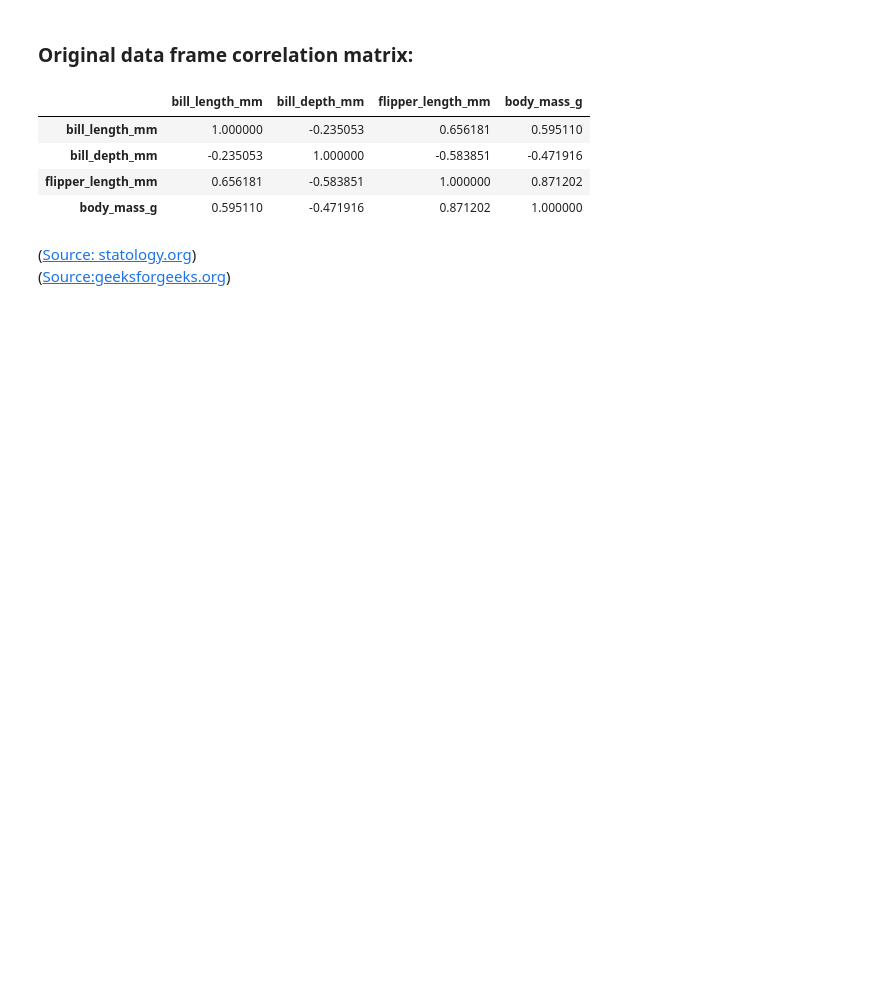
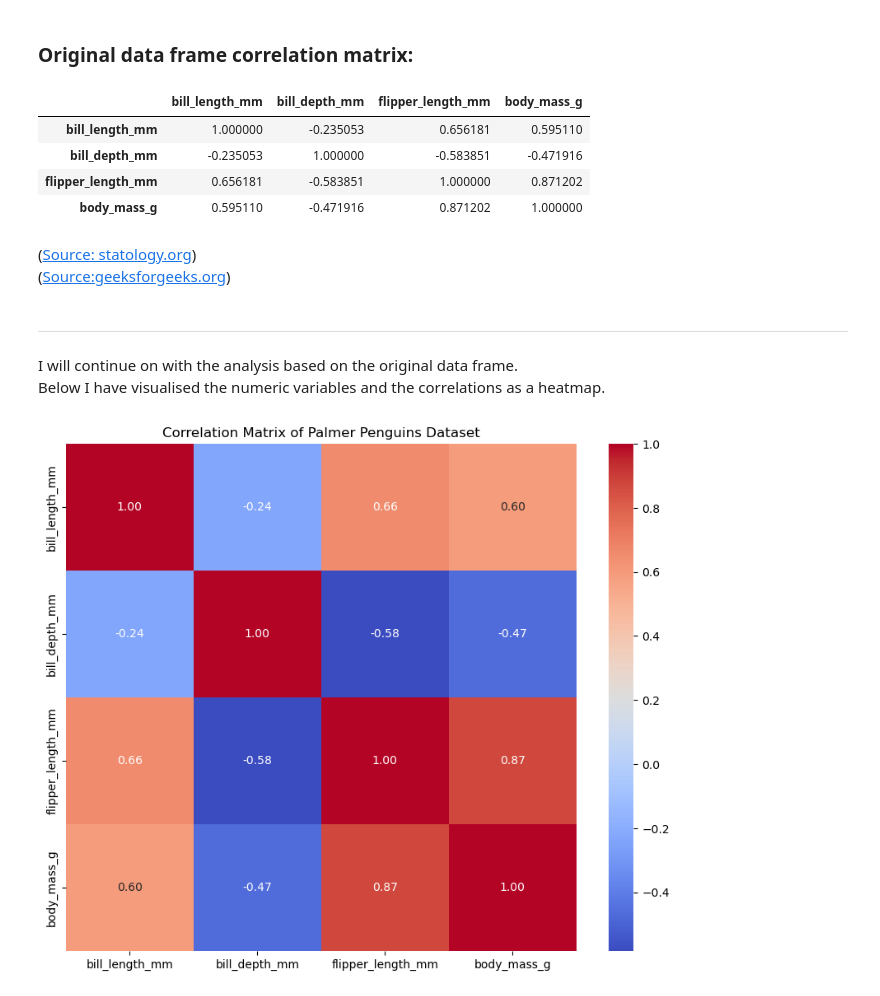
Before and after one commit to sarahembarry/poda-project, a Jupyter notebook: penguins.ipynb, the cells around one changed output. Drawn from its saved outputs; the diff is of its cells as text; code cells hidden in the pictures; blank space fills up the shorter version.

Commit message:
heatmap and scatter plot

```diff
--- a/penguins.ipynb
+++ b/penguins.ipynb
@@ -466,3 +468,16 @@ correlation_matrix = numeric_df.corr()
 # %% [markdown]
 ([Source: statology.org](https://www.statology.org/correlation-in-python/))<br/>
 ([Source:geeksforgeeks.org](https://www.geeksforgeeks.org/how-to-create-a-correlation-matrix-using-pandas/))<br/>
+# %% [markdown]
+---
+# %% [markdown]
+I will continue on with the analysis based on the original data frame. <br/>
+Below I have visualised the numeric variables and the correlations as a heatmap. <br/>
+# %%
+
+plt.figure(figsize=(10, 8))
+sns.heatmap(correlation_matrix, annot=True, cmap='coolwarm', fmt=".2f")
+plt.title('Correlation Matrix of Palmer Penguins Dataset')
+plt.show()
+# %% [output]
+[figure, added]
```
Also changed, not shown: parts of 6 cells of this notebook, 1 other file.
